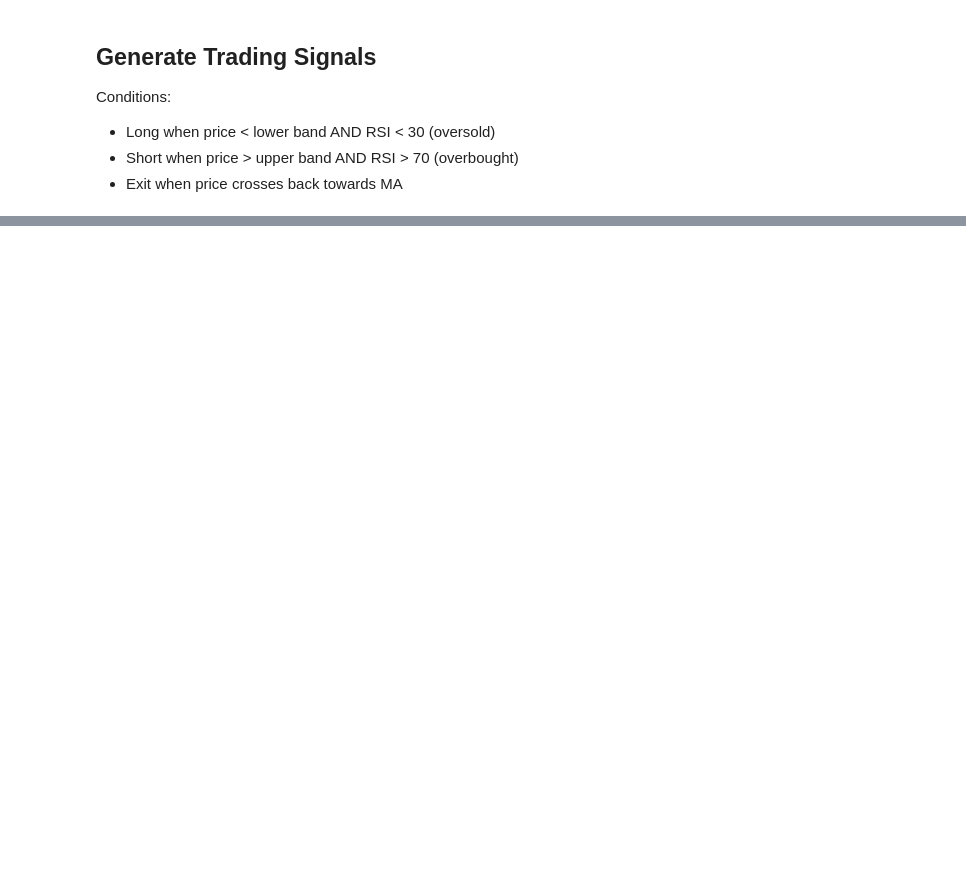
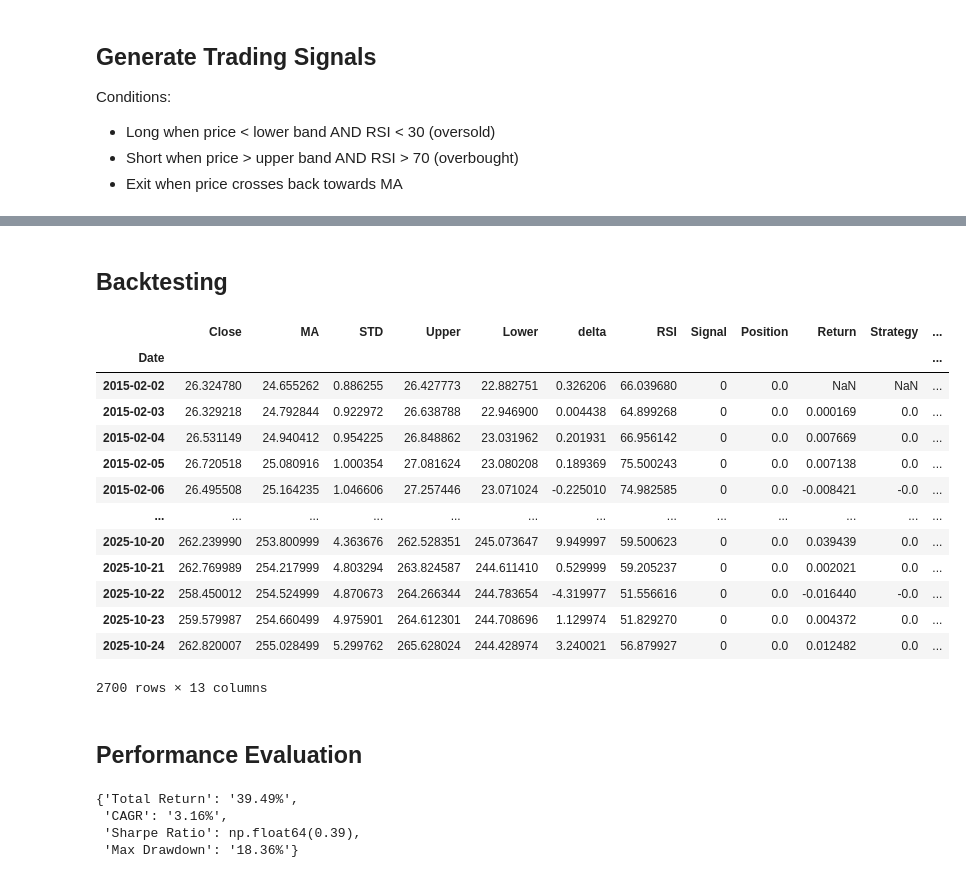
Before and after one commit to JamieW365/trading_algos, a Jupyter notebook: project2_bollinger/bollinger_mean_reversion.ipynb, the cells around one changed output, grey strips where cells are left out. Cells and saved outputs as stored; diff of their text form; code cells hidden in the pictures; blank space fills up the shorter version.

Commit message:
performance metrics

```diff
--- a/project2_bollinger/bollinger_mean_reversion.ipynb
+++ b/project2_bollinger/bollinger_mean_reversion.ipynb
@@ -229,0 +231,27 @@ df
+# %% [markdown]
+## Backtesting
+# %%
+df['Return'] = df['Close'].pct_change()
+df['Strategy'] = df['Position'] * df['Return']
+
+df['Strategy_Curve'] = (1 + df['Strategy']).cumprod()
+df['BuyHold_Curve'] = (1 + df['Return']).cumprod()
+
+df
+# %% [output]
+|  | Close | MA | STD | Upper | Lower | delta | RSI | Signal | Position | Return | Strategy | ... |
+| Date |  |  |  |  |  |  |  |  |  |  |  | ... |
+| 2015-02-02 | 26.324780 | 24.655262 | 0.886255 | 26.427773 | 22.882751 | 0.326206 | 66.039680 | 0 | 0.0 | NaN | NaN | ... |
+| 2015-02-03 | 26.329218 | 24.792844 | 0.922972 | 26.638788 | 22.946900 | 0.004438 | 64.899268 | 0 | 0.0 | 0.000169 | 0.0 | ... |
+| 2015-02-04 | 26.531149 | 24.940412 | 0.954225 | 26.848862 | 23.031962 | 0.201931 | 66.956142 | 0 | 0.0 | 0.007669 | 0.0 | ... |
+| 2015-02-05 | 26.720518 | 25.080916 | 1.000354 | 27.081624 | 23.080208 | 0.189369 | 75.500243 | 0 | 0.0 | 0.007138 | 0.0 | ... |
+| 2015-02-06 | 26.495508 | 25.164235 | 1.046606 | 27.257446 | 23.071024 | -0.225010 | 74.982585 | 0 | 0.0 | -0.008421 | -0.0 | ... |
+| ... | ... | ... | ... | ... | ... | ... | ... | ... | ... | ... | ... | ... |
+| 2025-10-20 | 262.239990 | 253.800999 | 4.363676 | 262.528351 | 245.073647 | 9.949997 | 59.500623 | 0 | 0.0 | 0.039439 | 0.0 | ... |
+| 2025-10-21 | 262.769989 | 254.217999 | 4.803294 | 263.824587 | 244.611410 | 0.529999 | 59.205237 | 0 | 0.0 | 0.002021 | 0.0 | ... |
+| 2025-10-22 | 258.450012 | 254.524999 | 4.870673 | 264.266344 | 244.783654 | -4.319977 | 51.556616 | 0 | 0.0 | -0.016440 | -0.0 | ... |
+| 2025-10-23 | 259.579987 | 254.660499 | 4.975901 | 264.612301 | 244.708696 | 1.129974 | 51.829270 | 0 | 0.0 | 0.004372 | 0.0 | ... |
+| 2025-10-24 | 262.820007 | 255.028499 | 5.299762 | 265.628024 | 244.428974 | 3.240021 | 56.879927 | 0 | 0.0 | 0.012482 | 0.0 | ... |
+2700 rows × 13 columns
+# %% [markdown]
+## Performance Evaluation
@@ -229,0 +272,7 @@ df
+# %%
+performance_metrics(df)
+# %% [output]
+{'Total Return': '39.49%',
+ 'CAGR': '3.16%',
+ 'Sharpe Ratio': np.float64(0.39),
+ 'Max Drawdown': '18.36%'}
```
Also changed, not shown: parts of 11 cells of this notebook.
